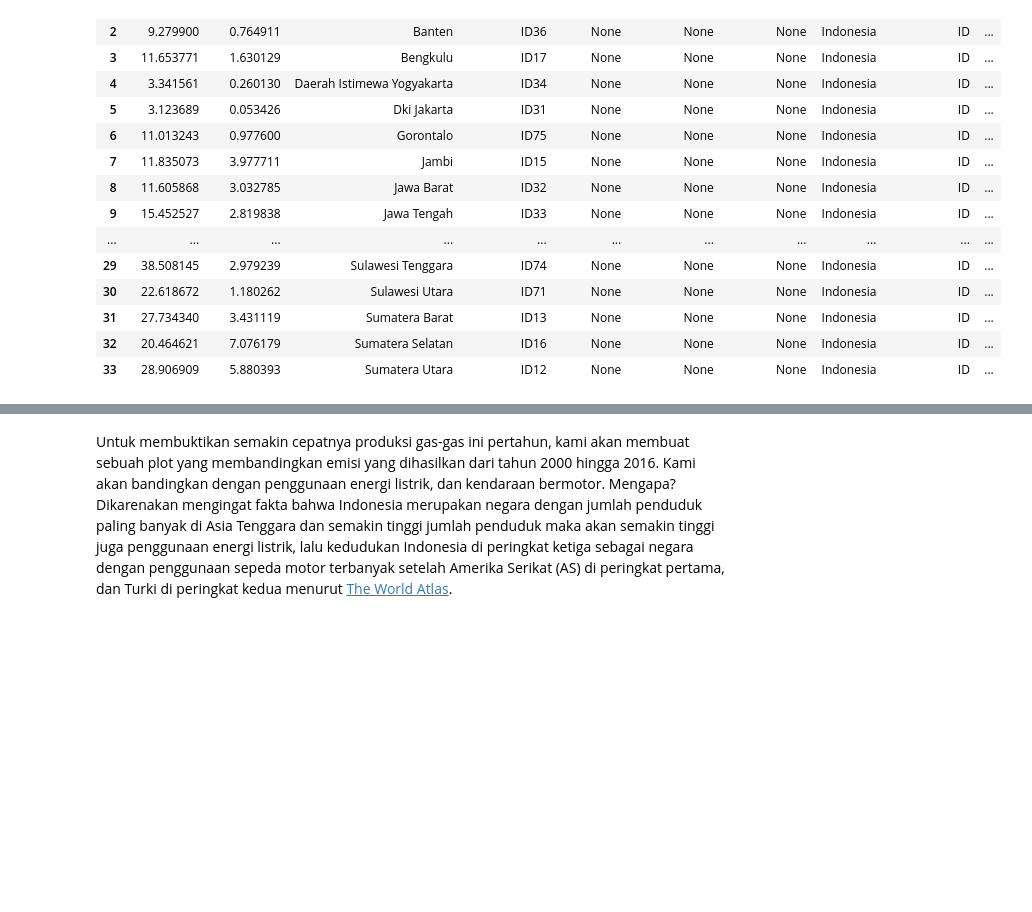
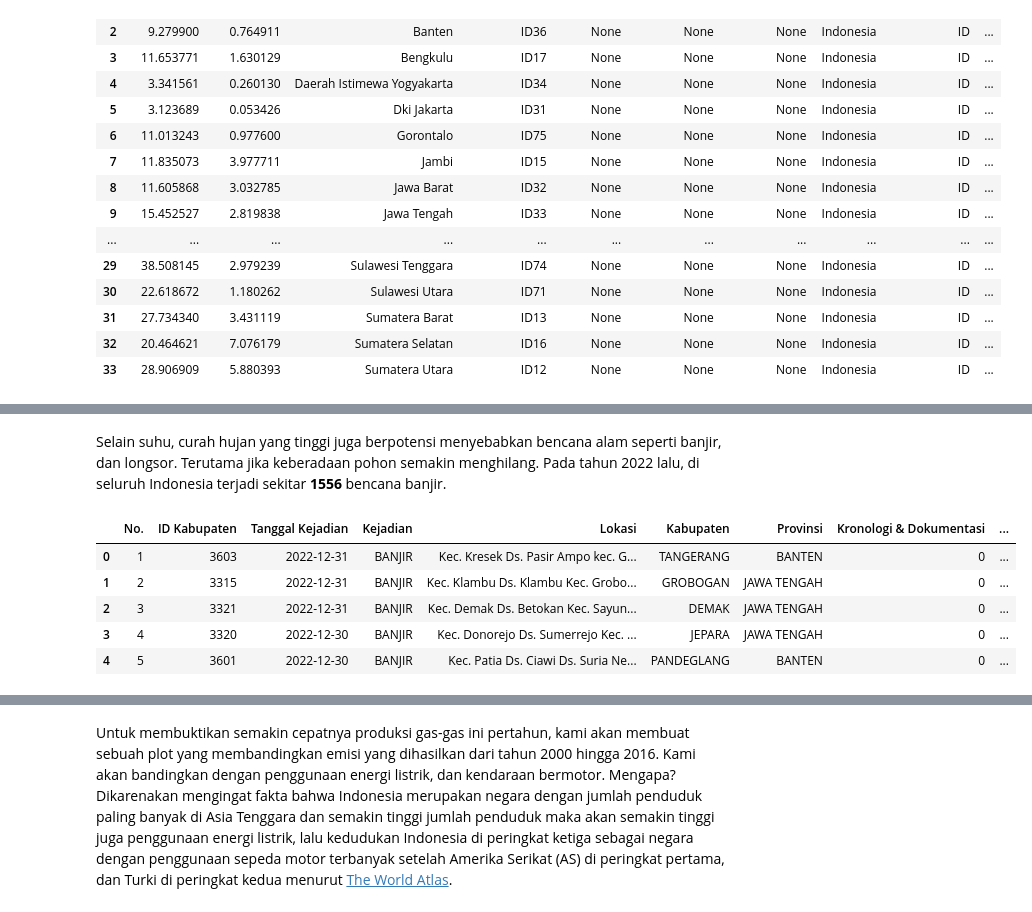
Before and after one commit to Erisukmawan/Gradio, a Jupyter notebook: gradio_project.ipynb, the cells around one changed output, grey strips where cells are left out. Saved outputs shown, nothing was run; the diff lists cells and outputs as text; code cells hidden in the pictures; blank space fills up the shorter version.

```diff
--- a/gradio_project.ipynb
+++ b/gradio_project.ipynb
@@ -206 +220,3 @@ populasi_data_ASEAN
+# %%
+koordinat_lengkap=pandas.read_excel("./Dataset/Data lengkap koordinat provinsi di indonesia.xlsx")
 # %%
@@ -623,0 +738,9 @@ populasi_data_ASEAN
+# %%
+koordinat={}
+for i in range(0,len(koordinat_lengkap["PROVINSI"])):
+    if koordinat_lengkap["PROVINSI"][i] not in koordinat:
+        koordinat[koordinat_lengkap["PROVINSI"][i]]=[koordinat_lengkap["LINTANG"][i],koordinat_lengkap["BUJUR"][i]]
+    else:
+        pass
+
+print(koordinat)
@@ -624,3 +749,14 @@ populasi_data_ASEAN
+# %%
+data_banjir["Koordinat"] = data_banjir["Provinsi"].map(koordinat)
+lintang=[]
+bujur  =[]
+for i in range(len(data_banjir["Koordinat"])):
+    lintang.append(data_banjir["Koordinat"][i][0])
+    bujur.append(data_banjir["Koordinat"][i][1])
+data_banjir["LINTANG"]=lintang
+data_banjir["BUJUR"]=bujur
+data_banjir = data_banjir.drop("Koordinat",axis=1)
+data_banjir = data_banjir.fillna(0)
 # %% [markdown]
 # Jawaban
 ## 1. Bagaimana perubahan iklim di Indonesia? Apa faktor terbesar yang mendorong semakin cepatnya perubahan iklim dan pemanasan global di Indonesia dan bagaimana cara kita mengatasinya?
@@ -946,3 +1082,19 @@ fig.update_layout(
 fig.show()
 # %% [output]
 [interactive output not drawn]
+# %% [markdown]
+Selain suhu, curah hujan yang tinggi juga berpotensi menyebabkan bencana alam seperti banjir, dan longsor. Terutama jika keberadaan pohon semakin menghilang. Pada tahun 2022 lalu, di seluruh Indonesia terjadi sekitar <b>1556</b> bencana banjir.
+# %%
+geometry = gpd.points_from_xy(data_banjir["BUJUR"],data_banjir["LINTANG"])
+geo_df = gpd.GeoDataFrame(
+    data_banjir, geometry=geometry
+)
+
+geo_df.head()
+# %% [output]
+|  | No. | ID Kabupaten | Tanggal Kejadian | Kejadian | Lokasi | Kabupaten | Provinsi | Kronologi & Dokumentasi | ... |
+| 0 | 1 | 3603 | 2022-12-31 | BANJIR | Kec. Kresek Ds. Pasir Ampo kec. G... | TANGERANG | BANTEN | 0 | ... |
+| 1 | 2 | 3315 | 2022-12-31 | BANJIR | Kec. Klambu Ds. Klambu Kec. Grobo... | GROBOGAN | JAWA TENGAH | 0 | ... |
+| 2 | 3 | 3321 | 2022-12-31 | BANJIR | Kec. Demak Ds. Betokan Kec. Sayun... | DEMAK | JAWA TENGAH | 0 | ... |
+| 3 | 4 | 3320 | 2022-12-30 | BANJIR | Kec. Donorejo Ds. Sumerrejo Kec. ... | JEPARA | JAWA TENGAH | 0 | ... |
+| 4 | 5 | 3601 | 2022-12-30 | BANJIR | Kec. Patia Ds. Ciawi Ds. Suria Ne... | PANDEGLANG | BANTEN | 0 | ... |
```
Also changed, not shown: parts of 23 cells of this notebook, 1 other file.
